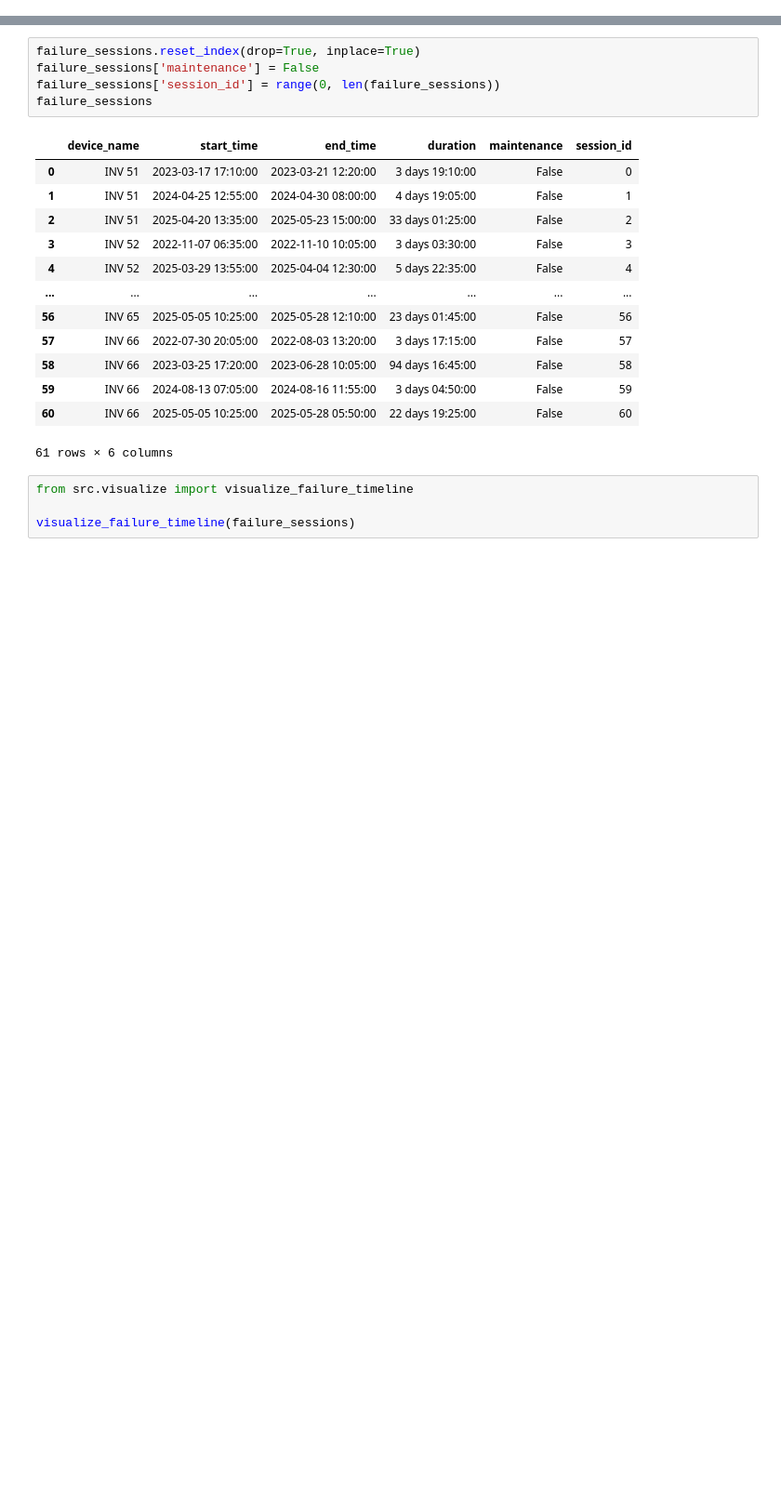
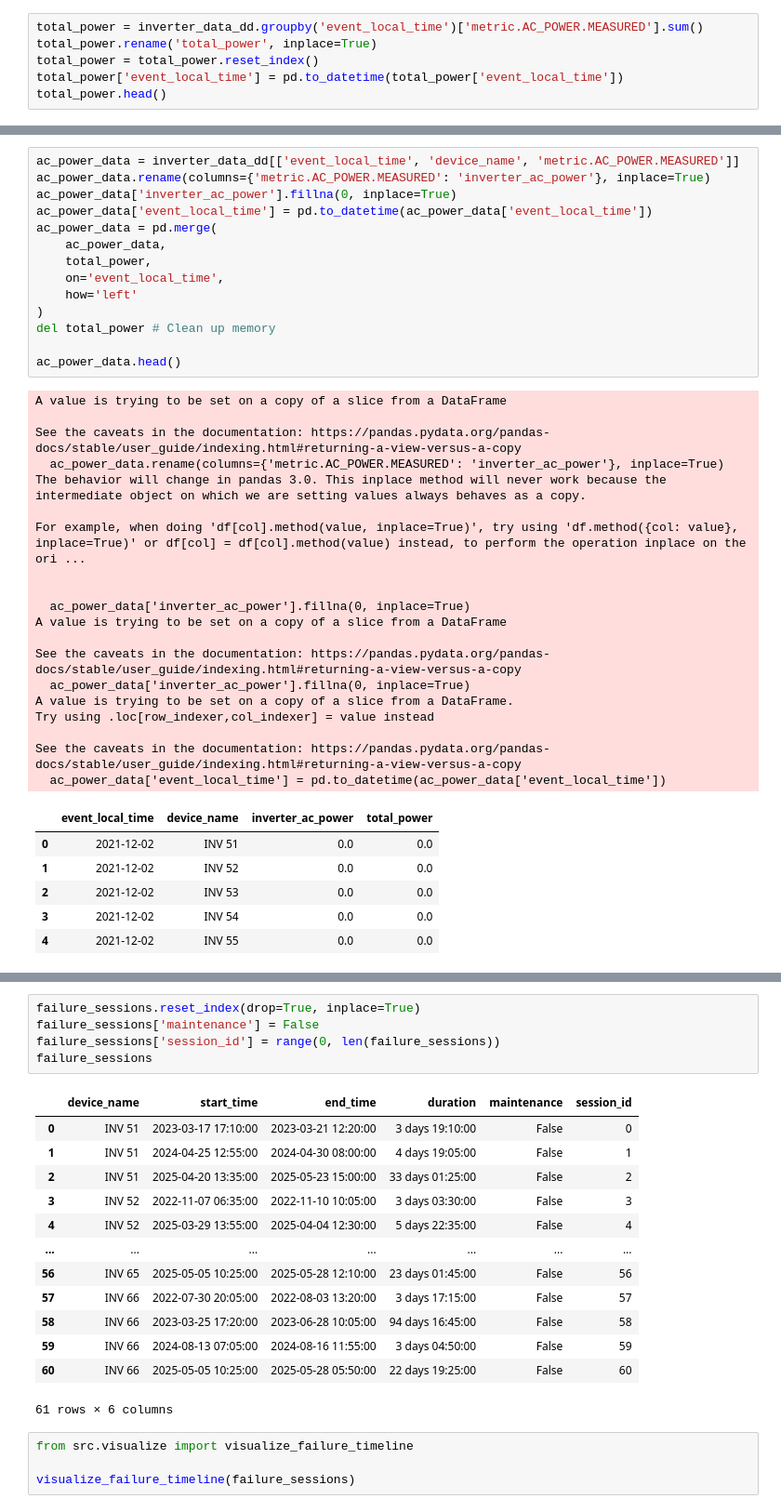
Before and after one commit to libao3128/predictive_maintenance, a Jupyter notebook: label_failure_sessions.ipynb, the cells around one changed output, grey strips where cells are left out. Shown at 93% size. Cells and saved outputs as stored; diff of their text form; blank space fills up the shorter version.

Commit message:
Merge failure labeling script

```diff
--- a/label_maintainance_session.ipynb
+++ b/label_failure_sessions.ipynb
@@ -0,0 +27,6 @@
+# %%
+total_power = inverter_data_dd.groupby('event_local_time')['metric.AC_POWER.MEASURED'].sum()
+total_power.rename('total_power', inplace=True)
+total_power = total_power.reset_index()
+total_power['event_local_time'] = pd.to_datetime(total_power['event_local_time'])
+total_power.head()
@@ -0,0 +40,40 @@
+# %%
+ac_power_data = inverter_data_dd[['event_local_time', 'device_name', 'metric.AC_POWER.MEASURED']]
+ac_power_data.rename(columns={'metric.AC_POWER.MEASURED': 'inverter_ac_power'}, inplace=True)
+ac_power_data['inverter_ac_power'].fillna(0, inplace=True)
+ac_power_data['event_local_time'] = pd.to_datetime(ac_power_data['event_local_time'])
+ac_power_data = pd.merge(
+    ac_power_data,
+    total_power,
+    on='event_local_time',
+    how='left'
+)
+del total_power # Clean up memory
+
+ac_power_data.head()
+# %% [output]
+A value is trying to be set on a copy of a slice from a DataFrame
+
+See the caveats in the documentation: https://pandas.pydata.org/pandas-docs/stable/user_guide/indexing.html#returning-a-view-versus-a-copy
+  ac_power_data.rename(columns={'metric.AC_POWER.MEASURED': 'inverter_ac_power'}, inplace=True)
+The behavior will change in pandas 3.0. This inplace method will never work because the intermediate object on which we are setting values always behaves as a copy.
+
+For example, when doing 'df[col].method(value, inplace=True)', try using 'df.method({col: value}, inplace=True)' or df[col] = df[col].method(value) instead, to perform the operation inplace on the ori ...
+
+
+  ac_power_data['inverter_ac_power'].fillna(0, inplace=True)
+A value is trying to be set on a copy of a slice from a DataFrame
+
+See the caveats in the documentation: https://pandas.pydata.org/pandas-docs/stable/user_guide/indexing.html#returning-a-view-versus-a-copy
+  ac_power_data['inverter_ac_power'].fillna(0, inplace=True)
+A value is trying to be set on a copy of a slice from a DataFrame.
+Try using .loc[row_indexer,col_indexer] = value instead
+
+See the caveats in the documentation: https://pandas.pydata.org/pandas-docs/stable/user_guide/indexing.html#returning-a-view-versus-a-copy
+  ac_power_data['event_local_time'] = pd.to_datetime(ac_power_data['event_local_time'])
+|  | event_local_time | device_name | inverter_ac_power | total_power |
+| 0 | 2021-12-02 | INV 51 | 0.0 | 0.0 |
+| 1 | 2021-12-02 | INV 52 | 0.0 | 0.0 |
+| 2 | 2021-12-02 | INV 53 | 0.0 | 0.0 |
+| 3 | 2021-12-02 | INV 54 | 0.0 | 0.0 |
+| 4 | 2021-12-02 | INV 55 | 0.0 | 0.0 |
```
Also changed, not shown: parts of 11 cells of this notebook, 1 other file.
